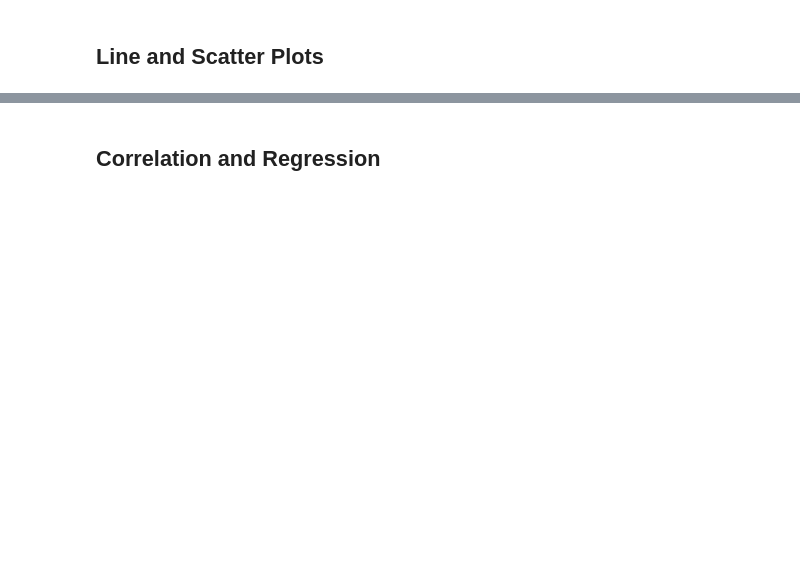
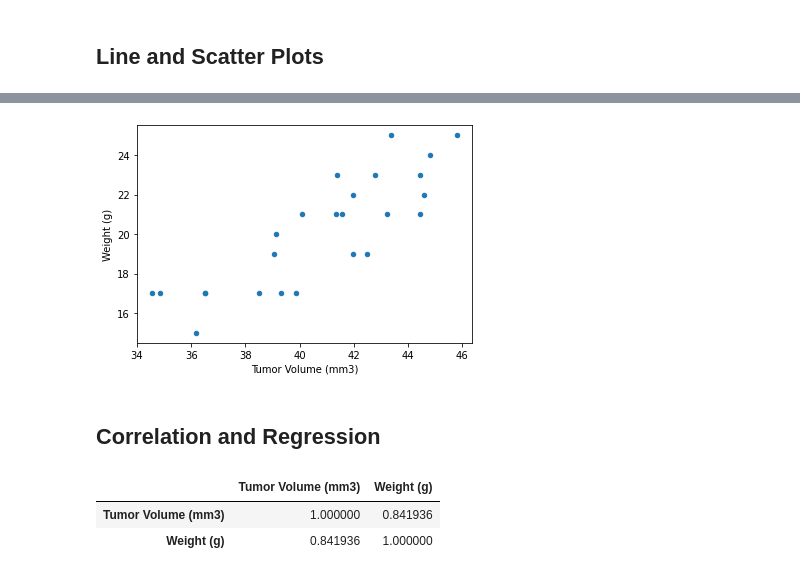
Before and after one commit to Ryan-Malin/Pymaceuticals2, a Jupyter notebook: pymaceuticals_starter.ipynb, the cells around one changed output, grey strips where cells are left out. Saved outputs shown, nothing was run; the diff lists cells and outputs as text; code cells hidden in the pictures; blank space fills up the shorter version.

```diff
--- a/pymaceuticals_starter.ipynb
+++ b/pymaceuticals_starter.ipynb
@@ -343,7 +361,29 @@ TypeError: list indices must be integers or slices, not str
 # %%
 # Generate a scatter plot of average tumor volume vs. mouse weight for the Capomulin regimen
+Capomulin_table = clean_df.loc[clean_df["Drug Regimen"]=="Capomulin"]
+
+Capomulin_table
+
+volume_avg = Capomulin_table.groupby(["Mouse ID"])[["Tumor Volume (mm3)", "Weight (g)"]].mean()
+#mice_count = combined_data_df.groupby(["Sex"])["Sex"].count()
+
+volume_avg
+Tumor_Weight = volume_avg.plot.scatter(x = "Tumor Volume (mm3)", y = "Weight (g)")
+# %% [output]
+[figure, added]
 # %% [markdown]
 ## Correlation and Regression
 # %%
 # Calculate the correlation coefficient and linear regression model
 # for mouse weight and average tumor volume for the Capomulin regimen
+
+#correlation coefficient
+Correlation_coefficient = volume_avg.corr()
+
+pearsonr(volume_avg["Tumor Volume (mm3)"], volume_avg["Weight (g)"])
+
+Correlation_coefficient
+# %% [output]
+|  | Tumor Volume (mm3) | Weight (g) |
+| Tumor Volume (mm3) | 1.000000 | 0.841936 |
+| Weight (g) | 0.841936 | 1.000000 |
```
Also changed, not shown: parts of 7 cells of this notebook.
